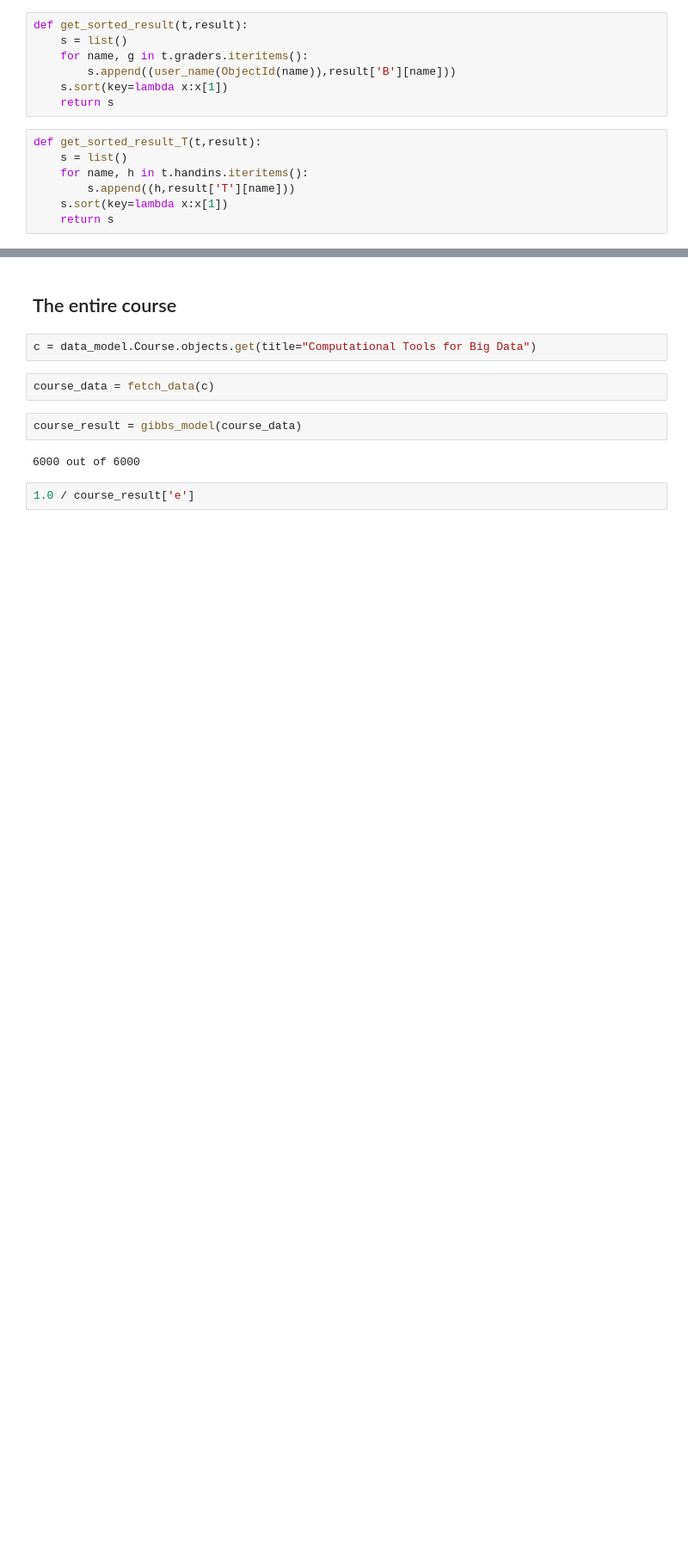
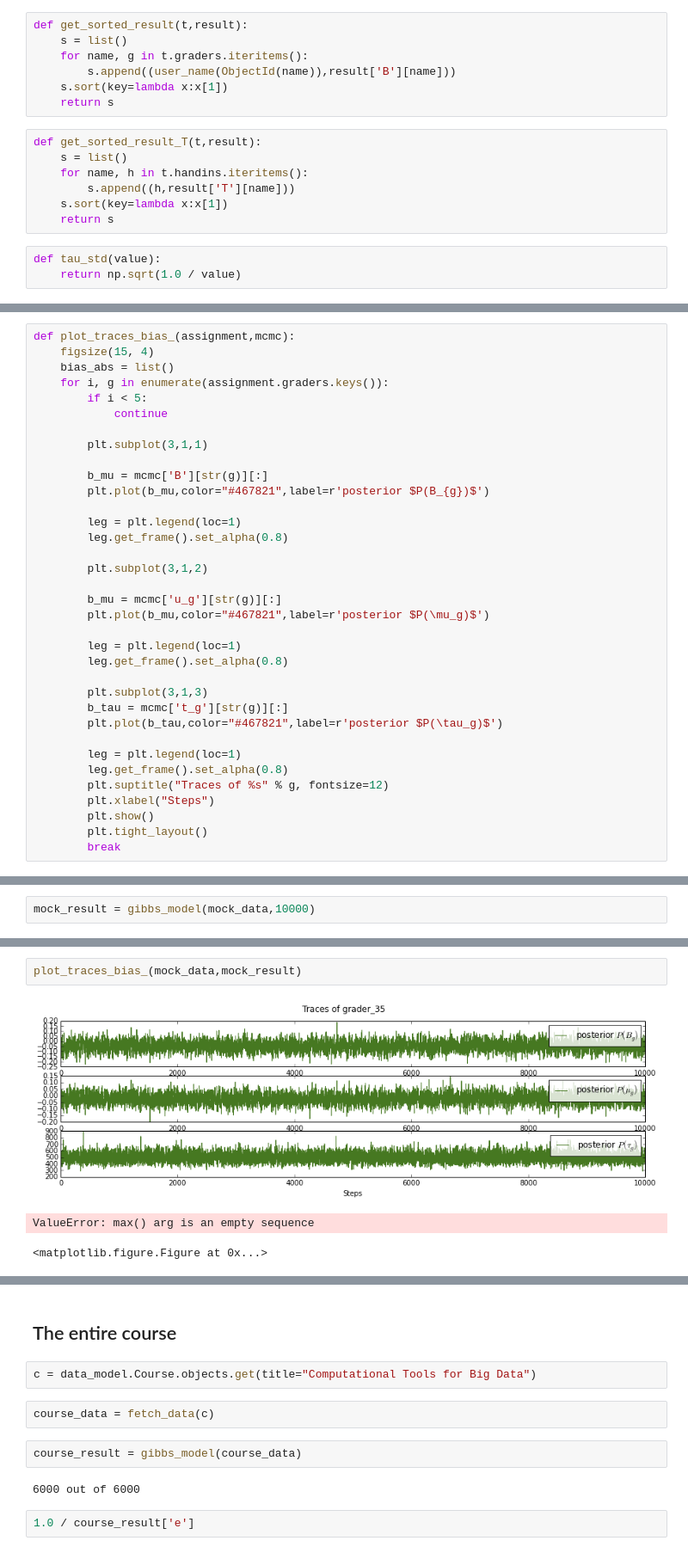
Before and after one commit to TomMalow/pymcmodels, a Jupyter notebook: ImplementationTestPeergradeGibbs.ipynb, the cells around one changed output, grey strips where cells are left out. Shown at 86% size. Drawn from its saved outputs; the diff is of its cells as text; blank space fills up the shorter version.

Commit message:
rework notebooks to visualize found result along with adding mock data to Gibbs model

```diff
--- a/ImplementationTestPeergradeGibbs.ipynb
+++ b/ImplementationTestPeergradeGibbs.ipynb
@@ -364,3 +378,6 @@ def get_sorted_result_T(t,result):
         s.append((h,result['T'][name]))
     s.sort(key=lambda x:x[1])
     return s
+# %%
+def tau_std(value):
+    return np.sqrt(1.0 / value)
@@ -366,0 +406,35 @@ def get_sorted_result_T(t,result):
+# %%
+def plot_traces_bias_(assignment,mcmc):
+    figsize(15, 4)
+    bias_abs = list()
+    for i, g in enumerate(assignment.graders.keys()):
+        if i < 5:
+            continue
+
+        plt.subplot(3,1,1)
+
+        b_mu = mcmc['B'][str(g)][:]
+        plt.plot(b_mu,color="#467821",label=r'posterior $P(B_{g})$')
+
+        leg = plt.legend(loc=1)
+        leg.get_frame().set_alpha(0.8)
+
+        plt.subplot(3,1,2)
+
+        b_mu = mcmc['u_g'][str(g)][:]
+        plt.plot(b_mu,color="#467821",label=r'posterior $P(\mu_g)$')
+
+        leg = plt.legend(loc=1)
+        leg.get_frame().set_alpha(0.8)
+
+        plt.subplot(3,1,3)
+        b_tau = mcmc['t_g'][str(g)][:]
+        plt.plot(b_tau,color="#467821",label=r'posterior $P(\tau_g)$')
+
+        leg = plt.legend(loc=1)
+        leg.get_frame().set_alpha(0.8)
+        plt.suptitle("Traces of %s" % g, fontsize=12)
+        plt.xlabel("Steps")
+        plt.show()
+        plt.tight_layout()
+        break
@@ -366,0 +471,2 @@ def get_sorted_result_T(t,result):
+# %%
+mock_result = gibbs_model(mock_data,10000)
@@ -366,0 +479,6 @@ def get_sorted_result_T(t,result):
+# %%
+plot_traces_bias_(mock_data,mock_result)
+# %% [output]
+[figure, added]
+ValueError: max() arg is an empty sequence
+<matplotlib.figure.Figure at 0x...>
```
Also changed, not shown: parts of 14 cells of this notebook, 2 other files.
